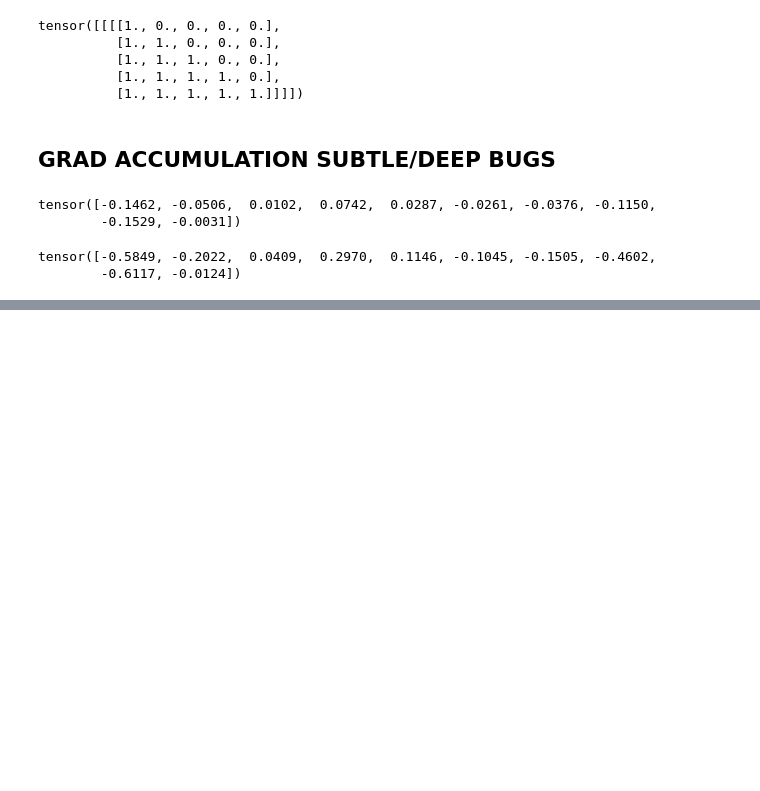
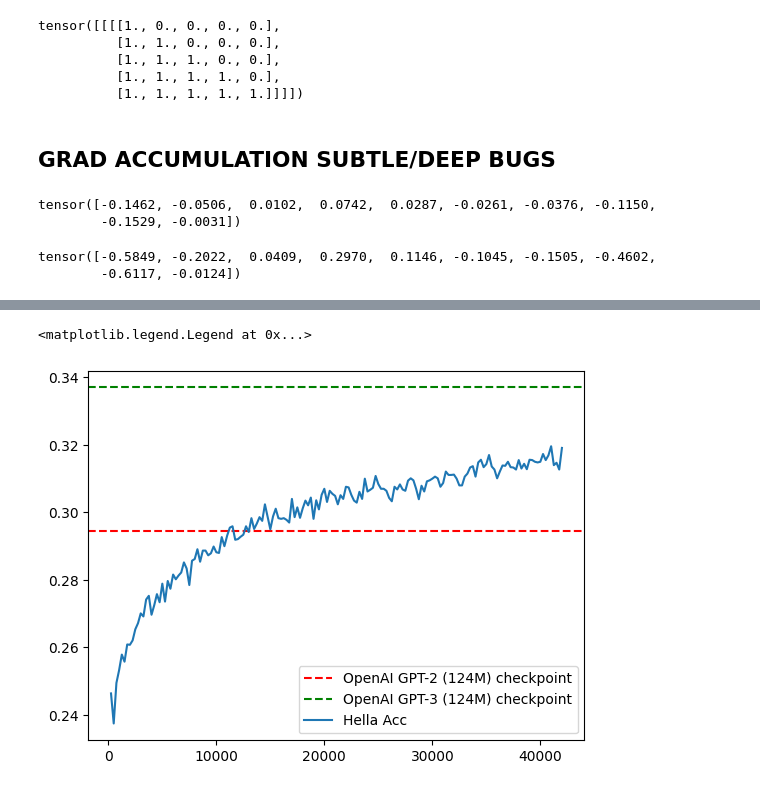
Before and after one commit to riochuong/reproduce_gpt2, a Jupyter notebook: playground.ipynb, the cells around one changed output, grey strips where cells are left out. Saved outputs shown, nothing was run; the diff lists cells and outputs as text; code cells hidden in the pictures; blank space fills up the shorter version.

```diff
--- a/playground.ipynb
+++ b/playground.ipynb
@@ -175,0 +226,9 @@ tensor([-0.5849, -0.2022,  0.0409,  0.2970,  0.1146, -0.1045, -0.1505, -0.4602,
+# %%
+plt.figure()
+plt.axhline(y=hella2_baseline, color='r', linestyle='--', label=f"OpenAI GPT-2 ({sz}) checkpoint")
+plt.axhline(y=hella3_baseline, color='g', linestyle='--', label=f"OpenAI GPT-3 ({sz}) checkpoint")
+plt.plot([i[0] for i in metrics["hella"]], [i[1] for i in metrics["hella"]], label="Hella Acc")
+plt.legend()
+# %% [output]
+<matplotlib.legend.Legend at 0x...>
+[figure, added]
```
Also changed, not shown: parts of 5 cells of this notebook.
